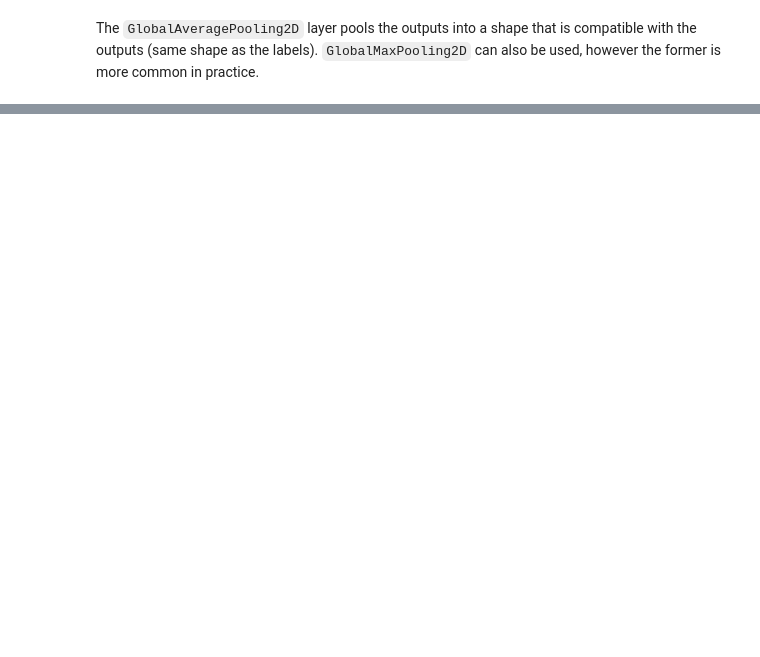
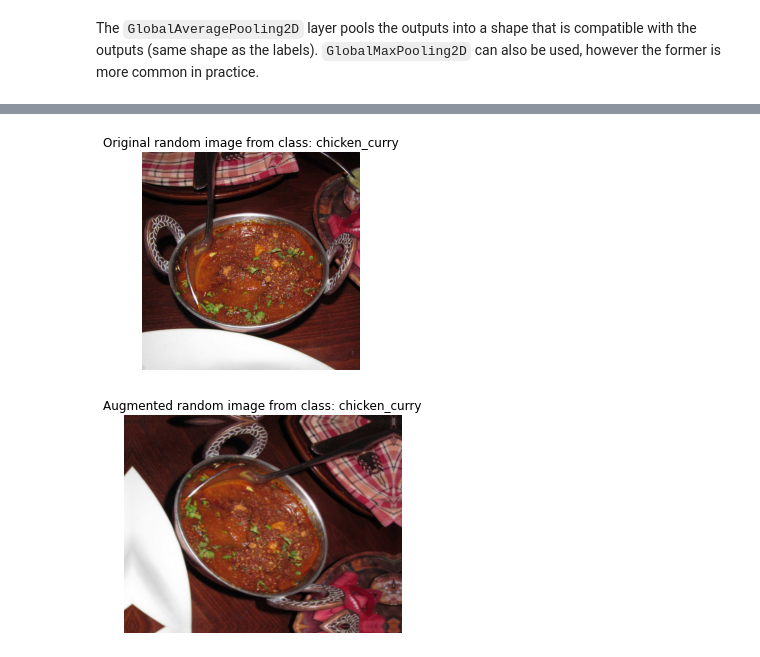
Before and after one commit to Ammar-Raneez/TF_Learning_ZTM, a Jupyter notebook: transfer-learning-fine-tuning.ipynb, the cells around one changed output, grey strips where cells are left out. Cells and saved outputs as stored; diff of their text form; code cells hidden in the pictures; blank space fills up the shorter version.

Commit message:
Data augmentation layer

```diff
--- a/transfer-learning-fine-tuning.ipynb
+++ b/transfer-learning-fine-tuning.ipynb
@@ -204,0 +281,5 @@ plot_loss_curves(history_0)
+# %%
+IMG_SIZE = (224, 224)
+BATCH_SIZE = 32
+EPOCHS = 5
+LABEL_MODE = 'categorical'
@@ -204,0 +308,3 @@ plot_loss_curves(history_0)
+# %%
+train_dir_1_percent = 'data/10_food_classes_1_percent/train/'
+test_dir = 'data/10_food_classes_1_percent/test/'
@@ -204,0 +361,35 @@ plot_loss_curves(history_0)
+# %%
+# This sequential model can be fit as a layer to the transfer learning model
+data_augmentation = keras.Sequential([
+    preprocessing.RandomFlip('horizontal'),
+    preprocessing.RandomRotation(0.2),
+    preprocessing.RandomZoom(0.2),
+    preprocessing.RandomHeight(0.2),
+    preprocessing.RandomWidth(0.2),
+    # preprocessing.Rescaling(1/255.), # Not required for efficientnet
+], name='data_augmentation')
+# %%
+# Visualize data augmentation
+import matplotlib.pyplot as plt
+import matplotlib.image as mpimg
+import os
+import random
+target_class = random.choice(train_data_1_percent.class_names)
+target_dir = 'data/10_food_classes_1_percent/train/' + target_class
+random_image = random.choice(os.listdir(target_dir))
+random_image_path = target_dir + "/" + random_image
+img = mpimg.imread(random_image_path)
+plt.imshow(img)
+plt.title(f"Original random image from class: {target_class}")
+plt.axis(False);
+
+# data augmentation model requires shape (None, height, width, 3): Original - (height, width, 3)
+# set training=True (to be explicit) since augmentation occurs only during model training
+augmented_img = data_augmentation(img, training=True)
+plt.figure()
+plt.imshow(tf.squeeze(augmented_img)/255.) # requires normalization after augmentation
+plt.title(f"Augmented random image from class: {target_class}")
+plt.axis(False);
+# %% [output]
+[figure, added]
+[figure, added]
```
Also changed, not shown: parts of 19 cells of this notebook, 1 other file.
